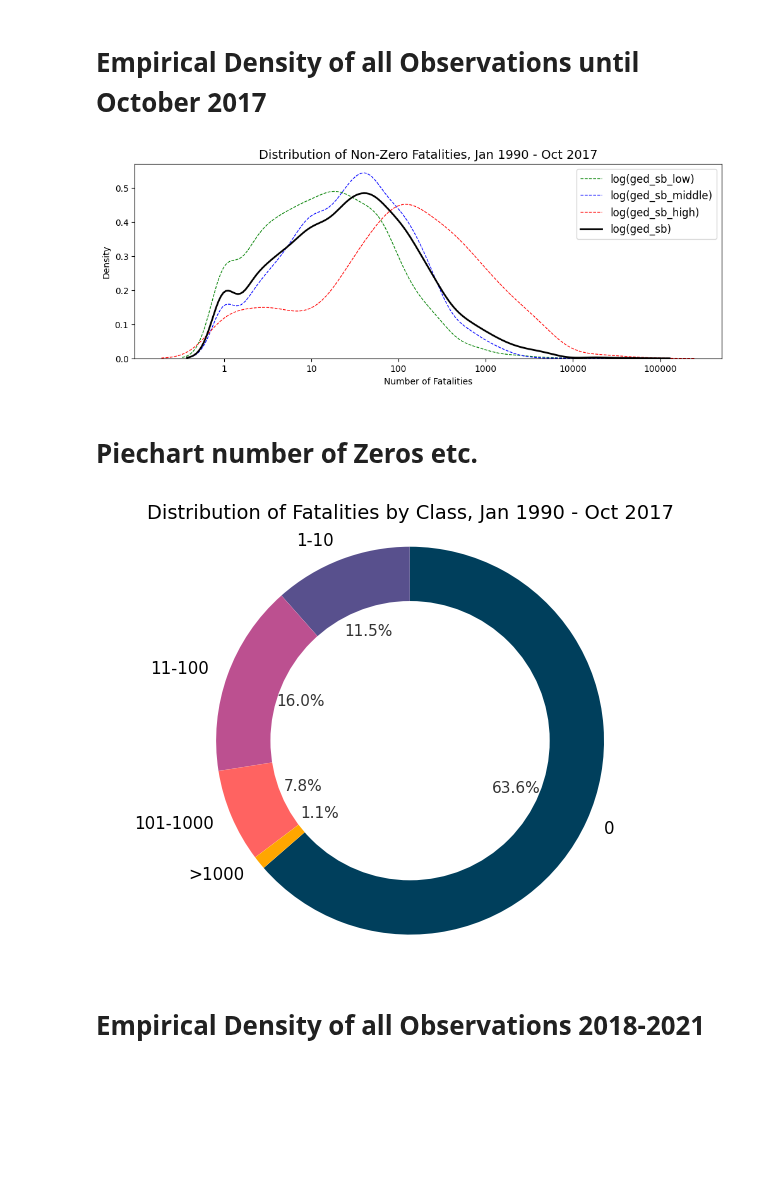
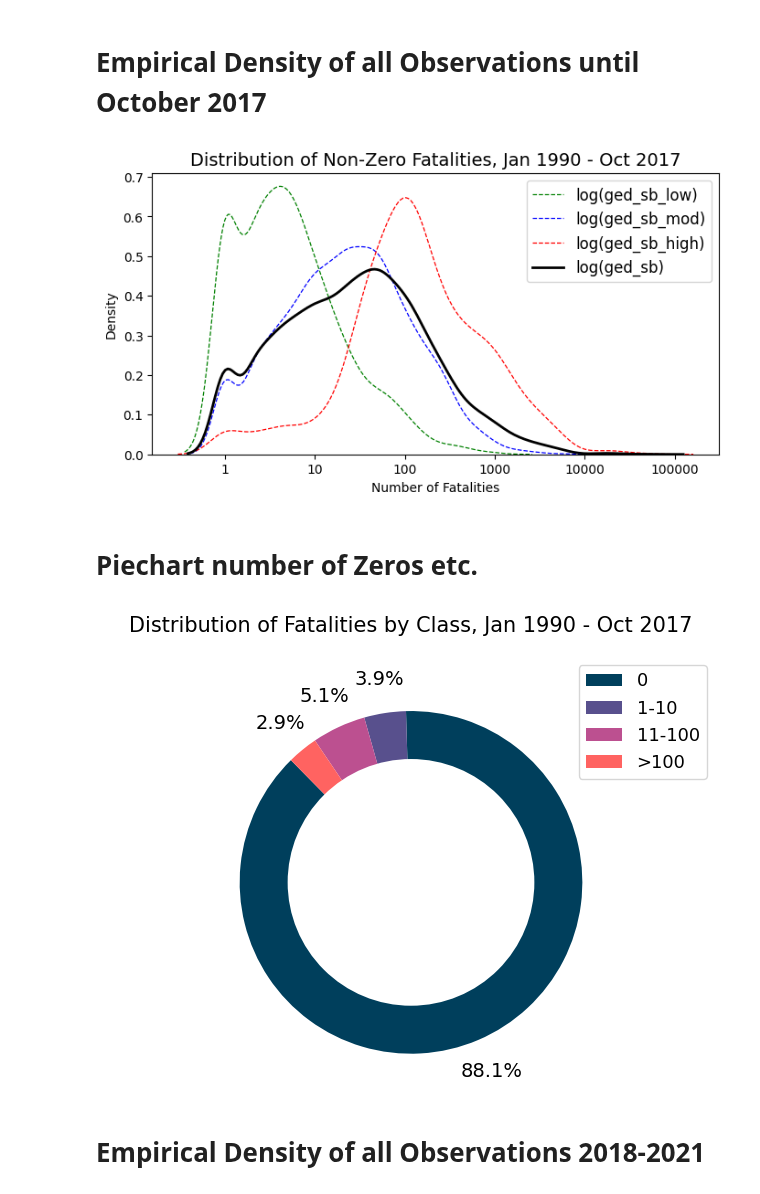
Before and after one commit to toboden/ConflictPredProbabilistic, a Jupyter notebook: plots_model_comp/dataset_description.ipynb, the cells around one changed output. Drawn from its saved outputs; the diff is of its cells as text; code cells hidden in the pictures; blank space fills up the shorter version.

```diff
--- a/plots_model_comp/dataset_description.ipynb
+++ b/plots_model_comp/dataset_description.ipynb
@@ -150,11 +150,14 @@ countries_with_low_conflict_list = []
 countries_with_middle_conflict_list = []
 countries_with_high_conflict_list = []
 
+features_df_concat = features_df_list[3]['data']
+features_df_concat_group = features_df_concat.groupby('country_id')
+
 for country_id in country_list:
-    actual_data_all_testwindows = actuals_df_concat_group.get_group(country_id)
+    feature_data_oct17 = features_df_concat_group.get_group(country_id)
 
     # Berechnen mittelwert ged_sb in allen testwindows
-    mean_fatalities = np.mean(actual_data_all_testwindows['ged_sb'])
+    mean_fatalities = np.mean(feature_data_oct17['ged_sb'])
 
     if mean_fatalities == 0:
         zero_fatalities_country_list.append(country_id)
@@ -270,6 +300,7 @@ feature_data_oct_17 = features_df_list[0]['data']['ged_sb']
 
 month_list = feature_data_oct_17.index.get_level_values('month_id').unique().to_list()
 
+ged_sb_values_zero = []
 ged_sb_values_low = []
 ged_sb_values_middle = []
 ged_sb_values_high = []
@@ -280,7 +311,9 @@ for month in month_list:
     country_list_month = feature_data_oct_17.xs(month, level='month_id').index.get_level_values('country_id').unique().to_list()
 
     for country in country_list_month:
-        if country in countries_with_low_conflict_list:
+        if country in zero_fatalities_country_list:
+            ged_sb_values_zero.append(feature_data_oct_17.xs((month,country)))
+        elif country in countries_with_low_conflict_list:
             ged_sb_values_low.append(feature_data_oct_17.xs((month,country)))
         elif country in countries_with_middle_conflict_list:
             ged_sb_values_middle.append(feature_data_oct_17.xs((month,country)))
@@ -288,44 +321,44 @@ for month in month_list:
             ged_sb_values_high.append(feature_data_oct_17.xs((month,country)))
 
 
-ged_sb_values = np.concatenate((ged_sb_values_low, ged_sb_values_middle, ged_sb_values_high))
+ged_sb_values = np.concatenate((ged_sb_values_zero, ged_sb_values_low, ged_sb_values_middle, ged_sb_values_high))
 ged_sb_values_low = np.array(ged_sb_values_low)
 ged_sb_values_middle = np.array(ged_sb_values_middle)
 ged_sb_values_high = np.array(ged_sb_values_high)
 
 ged_sb_values_pos = ged_sb_values[ged_sb_values > 0]
 ged_sb_values_low_pos = ged_sb_values_low[ged_sb_values_low > 0]
 ged_sb_values_middle_pos = ged_sb_values_middle[ged_sb_values_middle > 0]
 ged_sb_values_high_pos = ged_sb_values_high[ged_sb_values_high > 0]
 
 ged_sb_values_log10 = log10(ged_sb_values_pos)
 ged_sb_values_low_log10 = log10(ged_sb_values_low_pos)
 ged_sb_values_middle_log10 = log10(ged_sb_values_middle_pos)
 ged_sb_values_high_log10 = log10(ged_sb_values_high_pos)
 
 # Erstelle ein KDE-Plot
 
-plt.figure(figsize=(12, 4))
+plt.figure(figsize=(8, 4))
 
 sns.kdeplot(ged_sb_values_low_log10, fill=False, color='green', linewidth=0.9, linestyle='--', label='log(ged_sb_low)')
-sns.kdeplot(ged_sb_values_middle_log10, fill=False, color='blue', linewidth=0.9, linestyle='--', label='log(ged_sb_middle)')
+sns.kdeplot(ged_sb_values_middle_log10, fill=False, color='blue', linewidth=0.9, linestyle='--', label='log(ged_sb_mod)')
 sns.kdeplot(ged_sb_values_high_log10, fill=False, color='red', linewidth=0.9, linestyle='--',label='log(ged_sb_high)')
 sns.kdeplot(ged_sb_values_log10, fill=False, color='black', linewidth=2, label='log(ged_sb)')
 
 custom_ticks = [0,1,2,3,4,5]
 custom_labels = ['1','10','100','1000','10000','100000']
 plt.xticks(custom_ticks, custom_labels)
 plt.xlabel('Number of Fatalities')
 
-plt.legend(loc='upper right', fontsize=12)
+plt.legend(loc='upper right', fontsize=12) #12
+#plt.legend(loc='center left', bbox_to_anchor=(1, 0.5), fontsize=14)
 
 
-
-plt.title('Distribution of Non-Zero Fatalities, Jan 1990 - Oct 2017', fontsize=14, y=1) # Benchmark  NB   Hurdle   Neural Net
+plt.title('Distribution of Non-Zero Fatalities, Jan 1990 - Oct 2017', fontsize=14, y=1) # Benchmark  NB   Hurdle   Neural Net #14
 
 # Zeige das Diagramm
 plt.show()
 # %% [output]
-[figure, old version]
+[figure, new version]
 # %% [markdown]
 # Piechart number of Zeros etc.
@@ -334,44 +365,43 @@ merged_array = np.concatenate((ged_sb_values_low, ged_sb_values_middle, ged_sb_v
 # %%
 import matplotlib.pyplot as plt
 
-# Beispielarray (ersetze dies durch dein eigenes Array)
-data = merged_array
+data = ged_sb_values
 
 # Zähle die Anzahl der Elemente in jeder Klasse
 class_0 = sum(1 for i in data if i == 0)
 class_1_10 = sum(1 for i in data if 1 <= i <= 10)
 class_11_100 = sum(1 for i in data if 11 <= i <= 100)
-class_101_1000 = sum(1 for i in data if 101 <= i <= 1000)
-class_gt_1000 = sum(1 for i in data if i > 1000)
+class_101_1000 = sum(1 for i in data if 101 <= i)
 
 # Berechne den prozentualen Anteil jeder Klasse
 total_samples = len(data)
 percent_class_0 = (class_0 / total_samples) * 100
 percent_class_1_10 = (class_1_10 / total_samples) * 100
 percent_class_11_100 = (class_11_100 / total_samples) * 100
-percent_class_101_1000 = (class_101_1000 / total_samples) * 100
-percent_class_gt_1000 = (class_gt_1000 / total_samples) * 100
+percent_class_101 = (class_101_1000 / total_samples) * 100
 
 # Erstelle das Pie-Chart
-labels = ['0', '1-10', '11-100', '101-1000', '>1000']
-sizes = [percent_class_0, percent_class_1_10, percent_class_11_100, percent_class_101_1000, percent_class_gt_1000]
-colors = ['#003f5c','#58508d','#bc5090','#ff6361','#ffa600']
+labels = ['0', '1-10', '11-100', '>100']
+sizes = [percent_class_0, percent_class_1_10, percent_class_11_100, percent_class_101]
+colors = ['#003f5c','#58508d','#bc5090','#ff6361']
 
 
 # Pie chart
 fig1, ax1 = plt.subplots()
 #ax1.pie(sizes, colors = colors, labels=labels, autopct='%1.1f%%', startangle=-139)
 
-wedges, texts, autotexts = ax1.pie(sizes, colors = colors, labels=labels, autopct='%1.1f%%', startangle=-139)
+wedges, texts, autotexts = ax1.pie(sizes, colors = colors, labels=labels, autopct='%1.1f%%', startangle=-225.5, pctdistance=1.2)
 
 for text in texts:
-    text.set_fontsize(12)
+    text.set_fontsize(10)
+    text.set_color('white')
+    text.set_horizontalalignment('right')
 
 for autotext in autotexts:
-    autotext.set_fontsize(11)
-    autotext.set_color('#333333')
+    autotext.set_fontsize(14)
+    autotext.set_color('black')
 
-
+#plt.figure(figsize=(4, 4))
 
 #draw circle
 centre_circle = plt.Circle((0,0),0.72,fc='white')
@@ -379,13 +409,14 @@ fig = plt.gcf()
 fig.gca().add_artist(centre_circle)
 # Equal aspect ratio ensures that pie is drawn as a circle
 ax1.axis('equal')
+plt.legend(labels, loc='upper right', bbox_to_anchor=(1, 1.1), fontsize=13)
 
-plt.title('Distribution of Fatalities by Class, Jan 1990 - Oct 2017', fontsize=14, y=1) # Benchmark  NB   Hurdle   Neural Net
+plt.suptitle('Distribution of Fatalities by Class, Jan 1990 - Oct 2017', fontsize=15, y=1) # Benchmark  NB   Hurdle   Neural Net
 
 plt.tight_layout()
 plt.show()
 # %% [output]
-[figure, old version]
+[figure, new version]
 # %% [markdown]
 # Empirical Density of all Observations 2018-2021
 # %%
```
Also changed, not shown: parts of 10 cells of this notebook, 4 other files.
